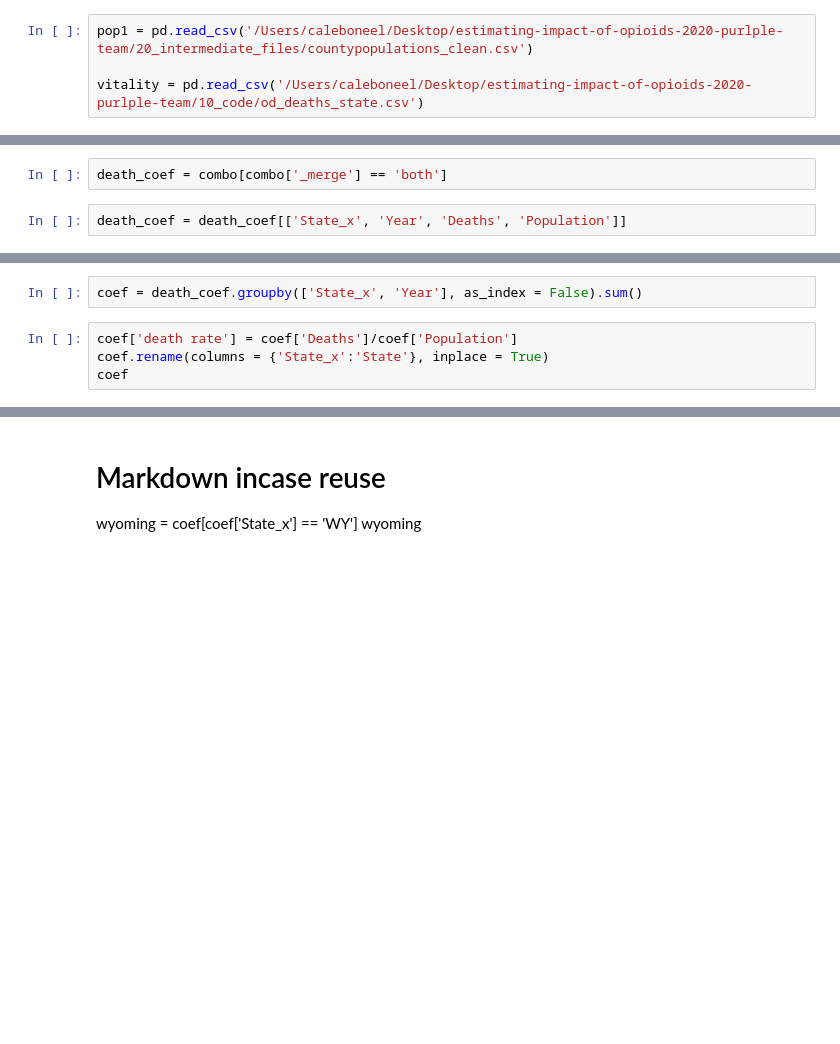
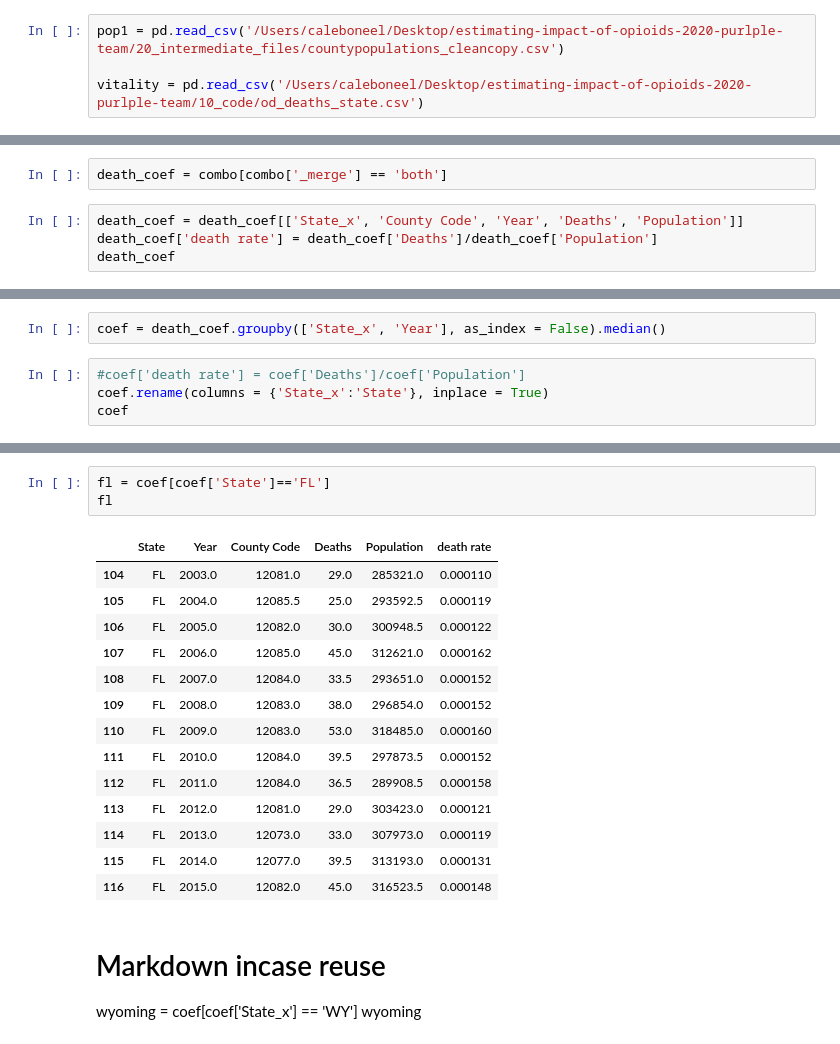
Before and after one commit to TommyTseng1129/Impact-Estimation-of-Opioid-Control-Policies, a Jupyter notebook: 20_intermediate_files/VitalityDataAllCounties.ipynb, the cells around one changed output, grey strips where cells are left out. Saved outputs shown, nothing was run; the diff lists cells and outputs as text; blank space fills up the shorter version.

Commit message:
Changed vitality notebook to have median population of all counties for death rate

```diff
--- a/20_intermediate_files/VitalityDataAllCounties.ipynb
+++ b/20_intermediate_files/VitalityDataAllCounties.ipynb
@@ -2,6 +2,6 @@
 import pandas as pd
 import numpy as np
 # %%
-pop1 = pd.read_csv('/Users/caleboneel/Desktop/estimating-impact-of-opioids-2020-purlple-team/20_intermediate_files/countypopulations_clean.csv')
+pop1 = pd.read_csv('/Users/caleboneel/Desktop/estimating-impact-of-opioids-2020-purlple-team/20_intermediate_files/countypopulations_cleancopy.csv')
 
 vitality = pd.read_csv('/Users/caleboneel/Desktop/estimating-impact-of-opioids-2020-purlple-team/10_code/od_deaths_state.csv')
@@ -29,4 +69,6 @@ combo
 # %%
 death_coef = combo[combo['_merge'] == 'both']
 # %%
-death_coef = death_coef[['State_x', 'Year', 'Deaths', 'Population']]
+death_coef = death_coef[['State_x', 'County Code', 'Year', 'Deaths', 'Population']]
+death_coef['death rate'] = death_coef['Deaths']/death_coef['Population']
+death_coef
@@ -33,6 +89,6 @@ death_coef = death_coef[['State_x', 'Year', 'Deaths', 'Population']]
 # %%
-coef = death_coef.groupby(['State_x', 'Year'], as_index = False).sum()
+coef = death_coef.groupby(['State_x', 'Year'], as_index = False).median()
 # %%
-coef['death rate'] = coef['Deaths']/coef['Population']
+#coef['death rate'] = coef['Deaths']/coef['Population']
 coef.rename(columns = {'State_x':'State'}, inplace = True)
 coef
@@ -39,3 +109,21 @@ coef
+# %%
+fl = coef[coef['State']=='FL']
+fl
+# %% [output]
+|  | State | Year | County Code | Deaths | Population | death rate |
+| 104 | FL | 2003.0 | 12081.0 | 29.0 | 285321.0 | 0.000110 |
+| 105 | FL | 2004.0 | 12085.5 | 25.0 | 293592.5 | 0.000119 |
+| 106 | FL | 2005.0 | 12082.0 | 30.0 | 300948.5 | 0.000122 |
+| 107 | FL | 2006.0 | 12085.0 | 45.0 | 312621.0 | 0.000162 |
+| 108 | FL | 2007.0 | 12084.0 | 33.5 | 293651.0 | 0.000152 |
+| 109 | FL | 2008.0 | 12083.0 | 38.0 | 296854.0 | 0.000152 |
+| 110 | FL | 2009.0 | 12083.0 | 53.0 | 318485.0 | 0.000160 |
+| 111 | FL | 2010.0 | 12084.0 | 39.5 | 297873.5 | 0.000152 |
+| 112 | FL | 2011.0 | 12084.0 | 36.5 | 289908.5 | 0.000158 |
+| 113 | FL | 2012.0 | 12081.0 | 29.0 | 303423.0 | 0.000121 |
+| 114 | FL | 2013.0 | 12073.0 | 33.0 | 307973.0 | 0.000119 |
+| 115 | FL | 2014.0 | 12077.0 | 39.5 | 313193.0 | 0.000131 |
+| 116 | FL | 2015.0 | 12082.0 | 45.0 | 316523.5 | 0.000148 |
 # %% [markdown]
 # Markdown incase reuse
 wyoming = coef[coef['State_x'] == 'WY']
```
Also changed, not shown: parts of 16 cells of this notebook, 4 other files.
